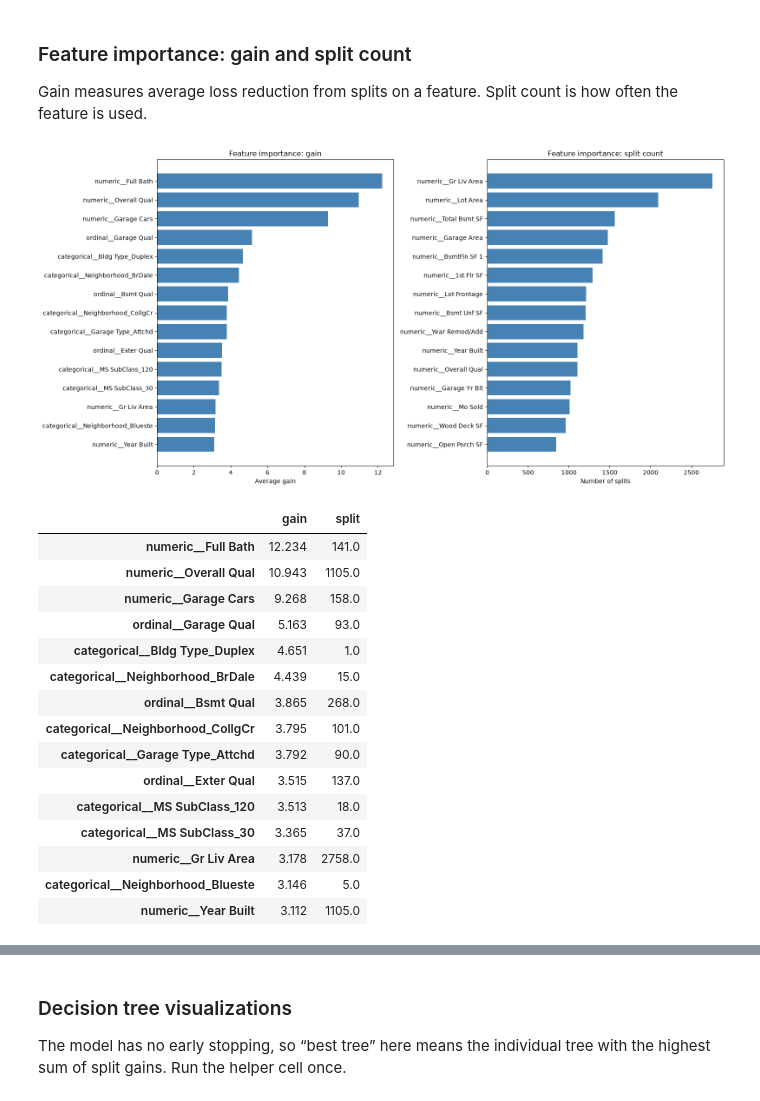
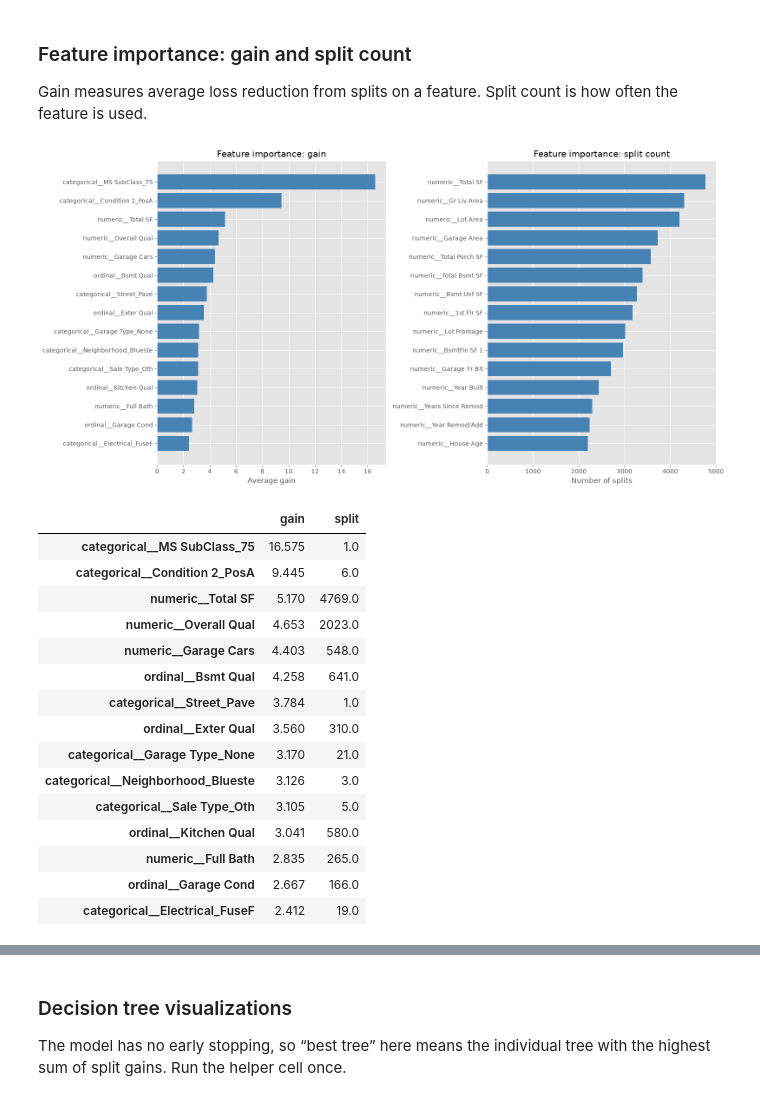
Before and after one commit to ionutelu/LabML, a Jupyter notebook: lab2.ipynb, the cells around one changed output, grey strips where cells are left out. Drawn from its saved outputs; the diff is of its cells as text; code cells hidden in the pictures.

```diff
--- a/lab2.ipynb
+++ b/lab2.ipynb
@@ -515,0 +917,37 @@ plt.show()
+# %%
+final_params = dict(study.best_params)
+final_weight_power = weight_powers[final_params.pop("class_weighting")]
+final_fit_params = {}
+if final_weight_power is not None:
+    final_fit_params["classifier__sample_weight"] = class_weights(y_train, final_weight_power)
+
+final_model = build_model(**best_prep, **final_params)
+final_model.fit(X_train, y_train, **final_fit_params)
+
+
+def test_metrics(fitted_model):
+    predictions = fitted_model.predict(X_test)
+    return {
+        "Accuracy": accuracy_score(y_test, predictions),
+        "Balanced Accuracy": balanced_accuracy_score(y_test, predictions),
+        "Precision (macro)": precision_score(y_test, predictions, average="macro", zero_division=0),
+        "Recall (macro)": recall_score(y_test, predictions, average="macro", zero_division=0),
+        "F1 (macro)": f1_score(y_test, predictions, average="macro", zero_division=0),
+        "F1 (weighted)": f1_score(y_test, predictions, average="weighted", zero_division=0),
+    }
+
+
+comparison = pd.DataFrame(
+    {
+        "Baseline (hand-tuned)": {
+            "CV F1 (macro), train set": preparation_results.loc["A: ordinal + one-hot", "CV F1 (macro)"],
+            **test_metrics(model),
+        },
+        "Final (Optuna)": {
+            "CV F1 (macro), train set": study.best_value,
+            **test_metrics(final_model),
+        },
+    }
+)
+comparison["Difference"] = comparison["Final (Optuna)"] - comparison["Baseline (hand-tuned)"]
+display(comparison.round(3))
@@ -535,7 +991,8 @@ import textwrap
 
 class_ids = np.arange(len(class_names))
 y_test_array = np.asarray(y_test)
-y_pred_probability = model.predict_proba(X_test)
+y_pred = final_model.predict(X_test)
+y_pred_probability = final_model.predict_proba(X_test)
 print("Diagnostics setup complete. Run the following cells in order.")
 # %% [output]
 Diagnostics setup complete. Run the following cells in order.
@@ -792,55 +1260,55 @@ Decision rule: among classes that meet their cutoff, choose the one with the hig
 Gain measures average loss reduction from splits on a feature. Split count is how often the feature is used.
 # %%
 # Gain is average split improvement; weight is the number of times a feature splits.
-xgb_model = model.named_steps["classifier"]
+xgb_model = final_model.named_steps["classifier"]
 booster = xgb_model.get_booster()
-feature_names = list(model.named_steps["preprocessor"].get_feature_names_out())
+feature_names = list(final_model.named_steps["preprocessor"].get_feature_names_out())
 
 
 def importance_by_name(importance_type):
     raw_scores = booster.get_score(importance_type=importance_type)
     values = np.zeros(len(feature_names), dtype=float)
     for key, value in raw_scores.items():
         if key.startswith("f") and key[1:].isdigit():
             feature_index = int(key[1:])
             if feature_index < len(values):
                 values[feature_index] = value
         elif key in feature_names:
             values[feature_names.index(key)] = value
     return pd.Series(values, index=feature_names, name=importance_type)
 
 
 importance = pd.concat(
     [importance_by_name("gain"), importance_by_name("weight")], axis=1
 ).rename(columns={"weight": "split"})
 fig, axes = plt.subplots(1, 2, figsize=(16, 8))
 for ax, column, title in zip(
     axes,
     ("gain", "split"),
     ("Feature importance: gain", "Feature importance: split count"),
 ):
     top = importance[column].nlargest(15).sort_values()
     ax.barh(top.index, top.values, color="steelblue")
     ax.set_title(title)
     ax.set_xlabel("Average gain" if column == "gain" else "Number of splits")
 fig.tight_layout()
 plt.show()
 display(importance.sort_values("gain", ascending=False).head(15).round(3))
 # %% [output]
-[figure, old version]
+[figure, new version]
 |  | gain | split |
-| numeric__Full Bath | 12.234 | 141.0 |
-| numeric__Overall Qual | 10.943 | 1105.0 |
-| numeric__Garage Cars | 9.268 | 158.0 |
-| ordinal__Garage Qual | 5.163 | 93.0 |
-| categorical__Bldg Type_Duplex | 4.651 | 1.0 |
-| categorical__Neighborhood_BrDale | 4.439 | 15.0 |
-| ordinal__Bsmt Qual | 3.865 | 268.0 |
-| categorical__Neighborhood_CollgCr | 3.795 | 101.0 |
-| categorical__Garage Type_Attchd | 3.792 | 90.0 |
-| ordinal__Exter Qual | 3.515 | 137.0 |
-| categorical__MS SubClass_120 | 3.513 | 18.0 |
-| categorical__MS SubClass_30 | 3.365 | 37.0 |
-| numeric__Gr Liv Area | 3.178 | 2758.0 |
-| categorical__Neighborhood_Blueste | 3.146 | 5.0 |
-| numeric__Year Built | 3.112 | 1105.0 |
+| categorical__MS SubClass_75 | 16.575 | 1.0 |
+| categorical__Condition 2_PosA | 9.445 | 6.0 |
+| numeric__Total SF | 5.170 | 4769.0 |
+| numeric__Overall Qual | 4.653 | 2023.0 |
+| numeric__Garage Cars | 4.403 | 548.0 |
+| ordinal__Bsmt Qual | 4.258 | 641.0 |
+| categorical__Street_Pave | 3.784 | 1.0 |
+| ordinal__Exter Qual | 3.560 | 310.0 |
+| categorical__Garage Type_None | 3.170 | 21.0 |
+| categorical__Neighborhood_Blueste | 3.126 | 3.0 |
+| categorical__Sale Type_Oth | 3.105 | 5.0 |
+| ordinal__Kitchen Qual | 3.041 | 580.0 |
+| numeric__Full Bath | 2.835 | 265.0 |
+| ordinal__Garage Cond | 2.667 | 166.0 |
+| categorical__Electrical_FuseF | 2.412 | 19.0 |
```
Also changed, not shown: parts of 35 cells of this notebook, 1 other file.
